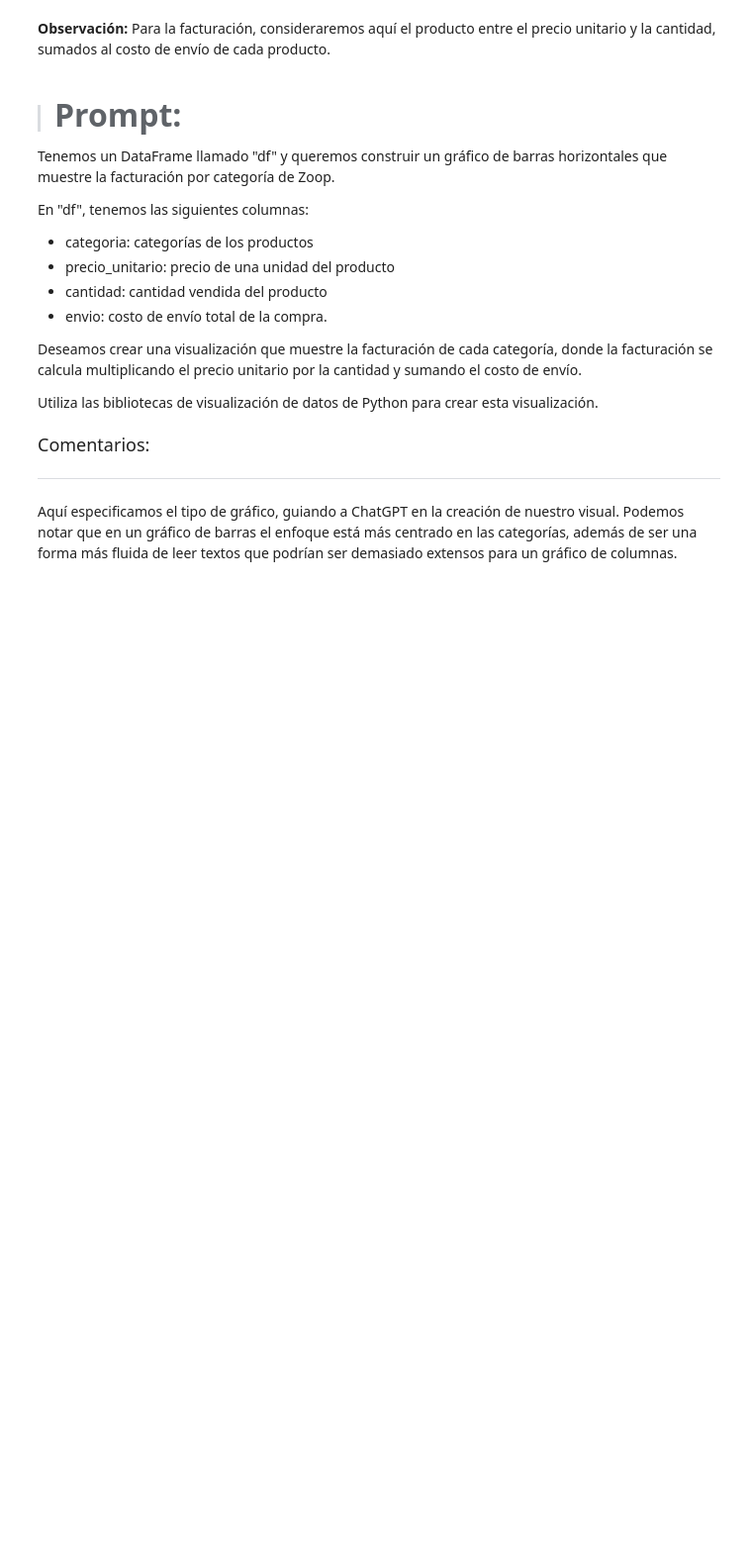
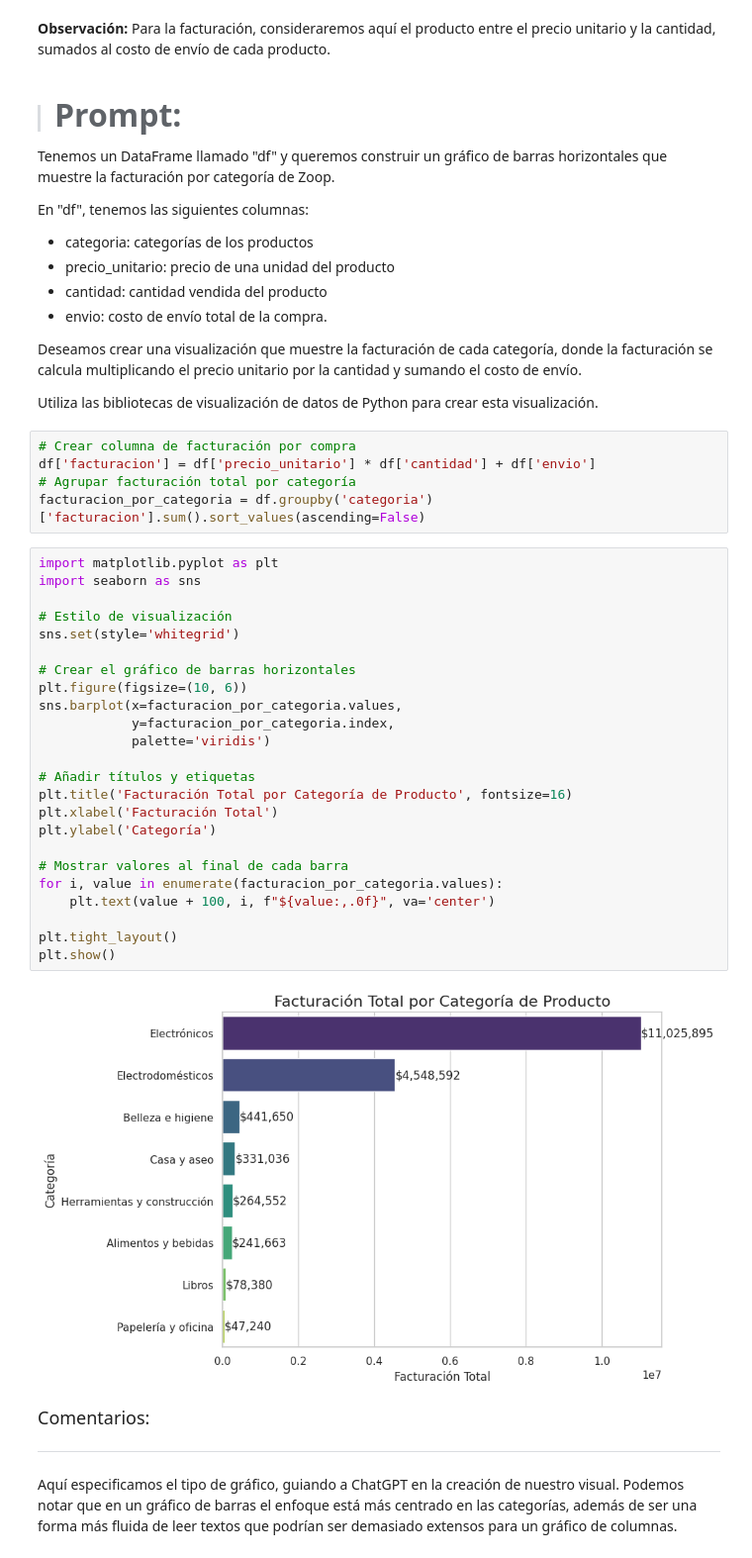
Before and after one commit to Juans1604/AluraStoreLatam, a Jupyter notebook: IA_aplicada_a_ciencia_de_datos.ipynb, the cells around one changed output. Shown at 99% size. Cells and saved outputs as stored; diff of their text form; blank space fills up the shorter version.

```diff
--- a/IA_aplicada_a_ciencia_de_datos.ipynb
+++ b/IA_aplicada_a_ciencia_de_datos.ipynb
@@ -778,6 +813,37 @@ En "df", tenemos las siguientes columnas:
 Deseamos crear una visualización que muestre la facturación de cada categoría, donde la facturación se calcula multiplicando el precio unitario por la cantidad y sumando el costo de envío.
 
 Utiliza las bibliotecas de visualización de datos de Python para crear esta visualización.
+# %%
+# Crear columna de facturación por compra
+df['facturacion'] = df['precio_unitario'] * df['cantidad'] + df['envio']
+# Agrupar facturación total por categoría
+facturacion_por_categoria = df.groupby('categoria')['facturacion'].sum().sort_values(ascending=False)
+# %%
+import matplotlib.pyplot as plt
+import seaborn as sns
+
+# Estilo de visualización
+sns.set(style='whitegrid')
+
+# Crear el gráfico de barras horizontales
+plt.figure(figsize=(10, 6))
+sns.barplot(x=facturacion_por_categoria.values,
+            y=facturacion_por_categoria.index,
+            palette='viridis')
+
+# Añadir títulos y etiquetas
+plt.title('Facturación Total por Categoría de Producto', fontsize=16)
+plt.xlabel('Facturación Total')
+plt.ylabel('Categoría')
+
+# Mostrar valores al final de cada barra
+for i, value in enumerate(facturacion_por_categoria.values):
+    plt.text(value + 100, i, f"${value:,.0f}", va='center')
+
+plt.tight_layout()
+plt.show()
+# %% [output]
+[figure, added]
 # %% [markdown]
 <font color="7b71ff" size=4> Comentarios: </font>
 
```
Also changed, not shown: parts of 12 cells of this notebook.
